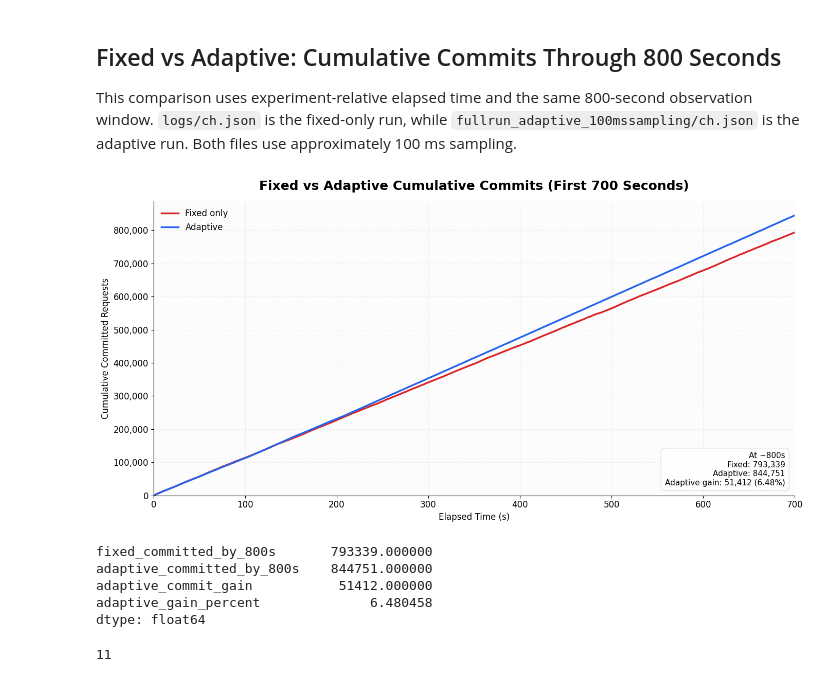
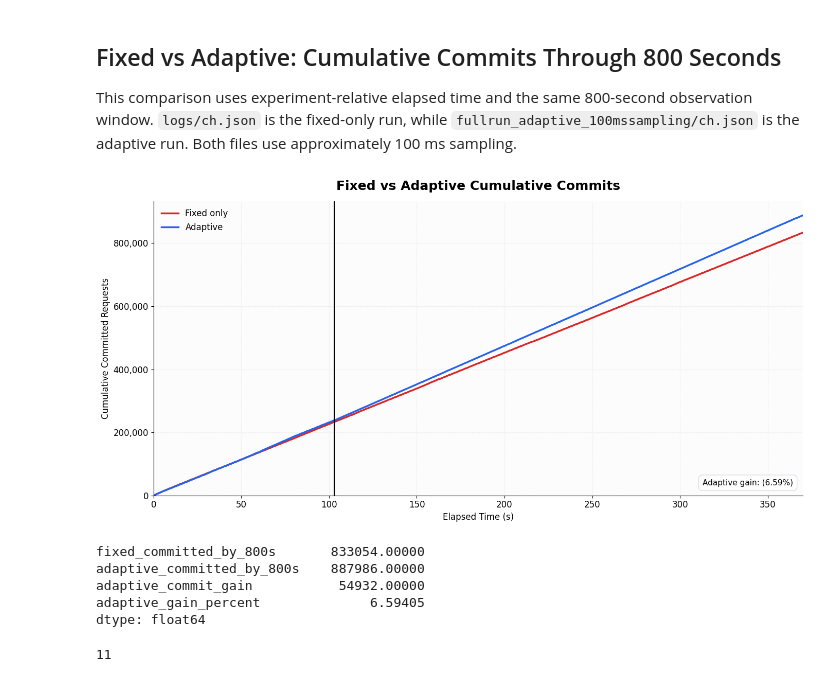
Before and after one commit to Michael112233/pbft, a Jupyter notebook: plot_tps_series.ipynb, the cells around one changed output. Drawn from its saved outputs; the diff is of its cells as text; code cells hidden in the pictures.

```diff
--- a/plot_tps_series.ipynb
+++ b/plot_tps_series.ipynb
@@ -623,10 +623,10 @@ plt.show()
 
 This comparison uses experiment-relative elapsed time and the same 800-second observation window. `logs/ch.json` is the fixed-only run, while `fullrun_adaptive_100mssampling/ch.json` is the adaptive run. Both files use approximately 100 ms sampling.
 # %%
-comparison_cutoff_sec = 700.0
+comparison_cutoff_sec = 370
 comparison_paths = {
-    "Fixed only": Path("logs/ch.json"),
-    "Adaptive": Path("fullrun_adaptive_100mssampling/ch.json"),
+    "Fixed only": Path("fixed_full/ch.json"),
+    "Adaptive": Path("adaptive/ch.json"),
 }
 comparison_colors = {
     "Fixed only": "#DC2626",
@@ -667,44 +667,50 @@ for label, frame in comparison_frames.items():
 fixed_committed_800 = int(comparison_frames["Fixed only"]["committed_total"].iloc[-1])
 adaptive_committed_800 = int(comparison_frames["Adaptive"]["committed_total"].iloc[-1])
 commit_gain = adaptive_committed_800 - fixed_committed_800
 commit_gain_pct = 100.0 * commit_gain / fixed_committed_800
 
-ax.set_title("Fixed vs Adaptive Cumulative Commits (First 700 Seconds)", fontsize=18, weight="bold", pad=16)
+ax.set_title("Fixed vs Adaptive Cumulative Commits", fontsize=18, weight="bold", pad=16)
 ax.set_xlabel("Elapsed Time (s)")
 ax.set_ylabel("Cumulative Committed Requests")
 ax.set_xlim(0, comparison_cutoff_sec)
 ax.set_ylim(bottom=0)
 ax.yaxis.set_major_formatter(plt.FuncFormatter(lambda value, _: f"{value:,.0f}"))
 ax.legend(loc="upper left", frameon=False)
 ax.text(
     0.985,
     0.03,
-    f"At ~800s\n"
-    f"Fixed: {fixed_committed_800:,}\n"
-    f"Adaptive: {adaptive_committed_800:,}\n"
-    f"Adaptive gain: {commit_gain:,} ({commit_gain_pct:.2f}%)",
+    # f"At ~800s\n"
+    # f"Fixed: {fixed_committed_800:,}\n"
+    # f"Adaptive: {adaptive_committed_800:,}\n"
+    f"Adaptive gain: ({commit_gain_pct:.2f}%)",
     transform=ax.transAxes,
     va="bottom",
     ha="right",
     fontsize=11,
     bbox=dict(boxstyle="round,pad=0.5", fc="white", ec="#d9dde7", alpha=0.95),
 )
-
+ax.axvline(
+    x=103,
+    color="black",
+    linewidth=2,
+    linestyle="-",
+    label="108s",
+)
 plt.tight_layout()
 plt.show()
 
 pd.Series({
     "fixed_committed_by_800s": fixed_committed_800,
     "adaptive_committed_by_800s": adaptive_committed_800,
     "adaptive_commit_gain": commit_gain,
     "adaptive_gain_percent": commit_gain_pct,
 })
 # %% [output]
-[figure, old version]
+[figure, new version]
-fixed_committed_by_800s       793339.000000
-adaptive_committed_by_800s    844751.000000
-adaptive_commit_gain           51412.000000
-adaptive_gain_percent              6.480458
+fixed_committed_by_800s       833054.00000
+adaptive_committed_by_800s    887986.00000
+adaptive_commit_gain           54932.00000
+adaptive_gain_percent              6.59405
 dtype: float64
 # %%
 tput = 180
```
Also changed, not shown: parts of 4 cells of this notebook, 13 other files.
